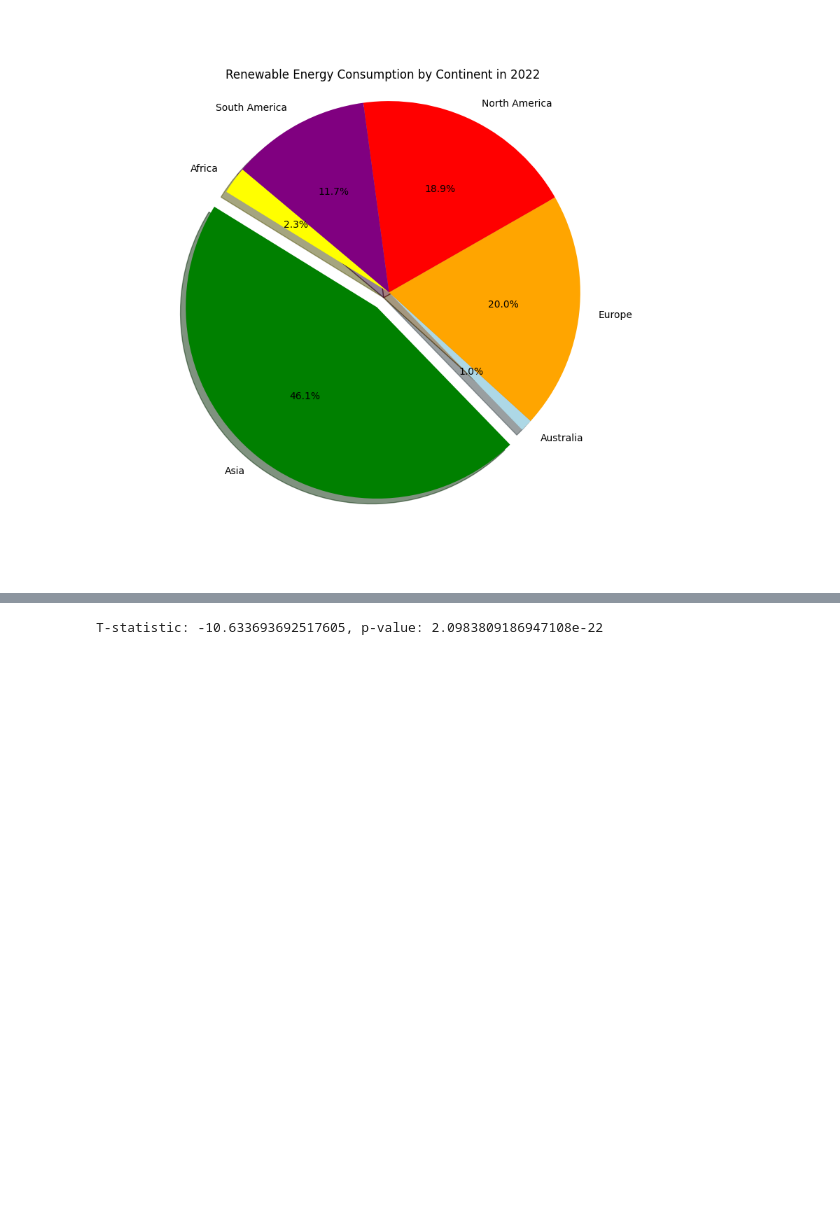
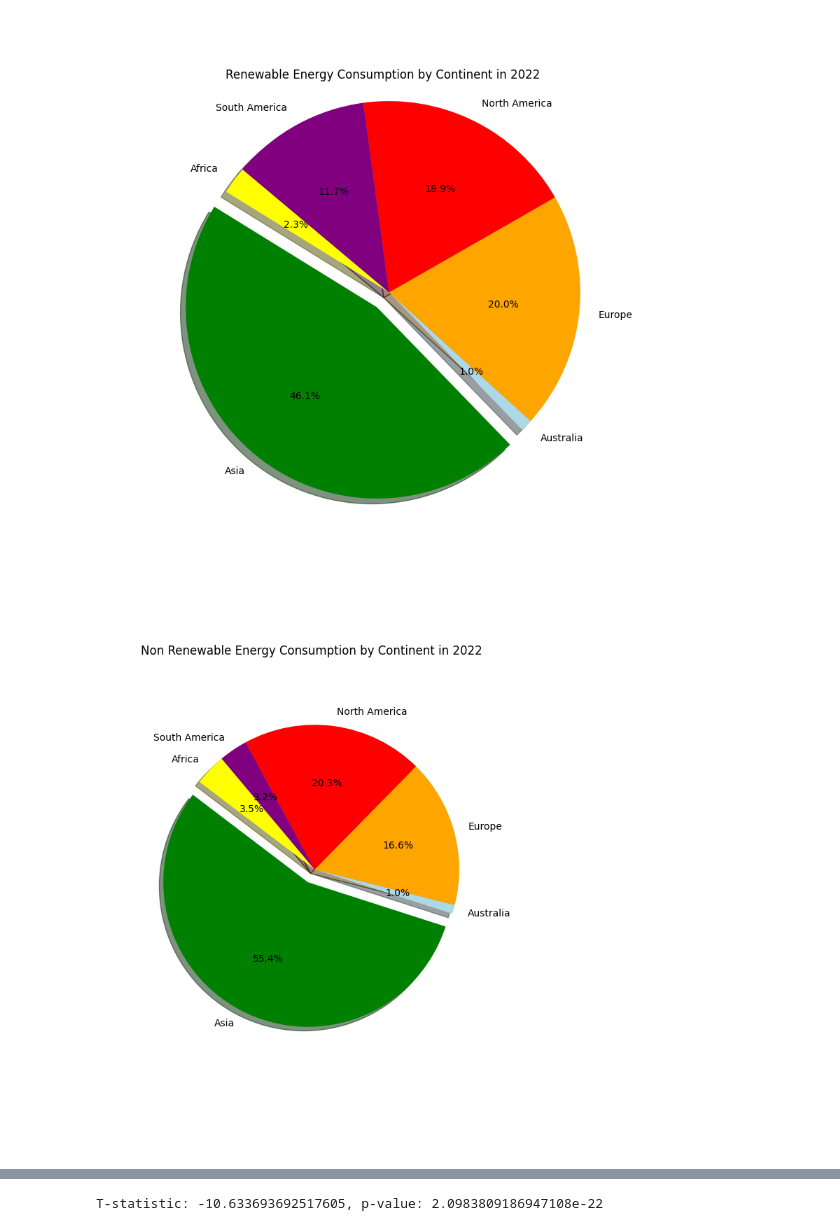
Before and after one commit to skythelimitdt/data_analytics_proj1, a Jupyter notebook: world_energy_consumption.ipynb, the cells around one changed output, grey strips where cells are left out. Drawn from its saved outputs; the diff is of its cells as text; code cells hidden in the pictures; blank space fills up the shorter version.

```diff
--- a/world_energy_consumption.ipynb
+++ b/world_energy_consumption.ipynb
@@ -1372,0 +1421,19 @@ plt.show()
+# %%
+colors=["yellow","green","lightblue","orange","red","purple"]
+explode=(0,0.1,0,0,0,0)
+plt.figure(figsize=(6, 8))
+plt.pie(
+    non_renewable_2022['non_renewables_consumption'],
+    labels=renewable_2022['continent'],
+    autopct='%1.1f%%',
+    startangle=130,
+    colors=colors,
+    explode=explode,
+    shadow=True,
+
+)
+plt.axis("equal")
+plt.title("Non Renewable Energy Consumption by Continent in 2022")
+plt.show()
+# %% [output]
+[figure, added]
```
Also changed, not shown: parts of 14 cells of this notebook.
